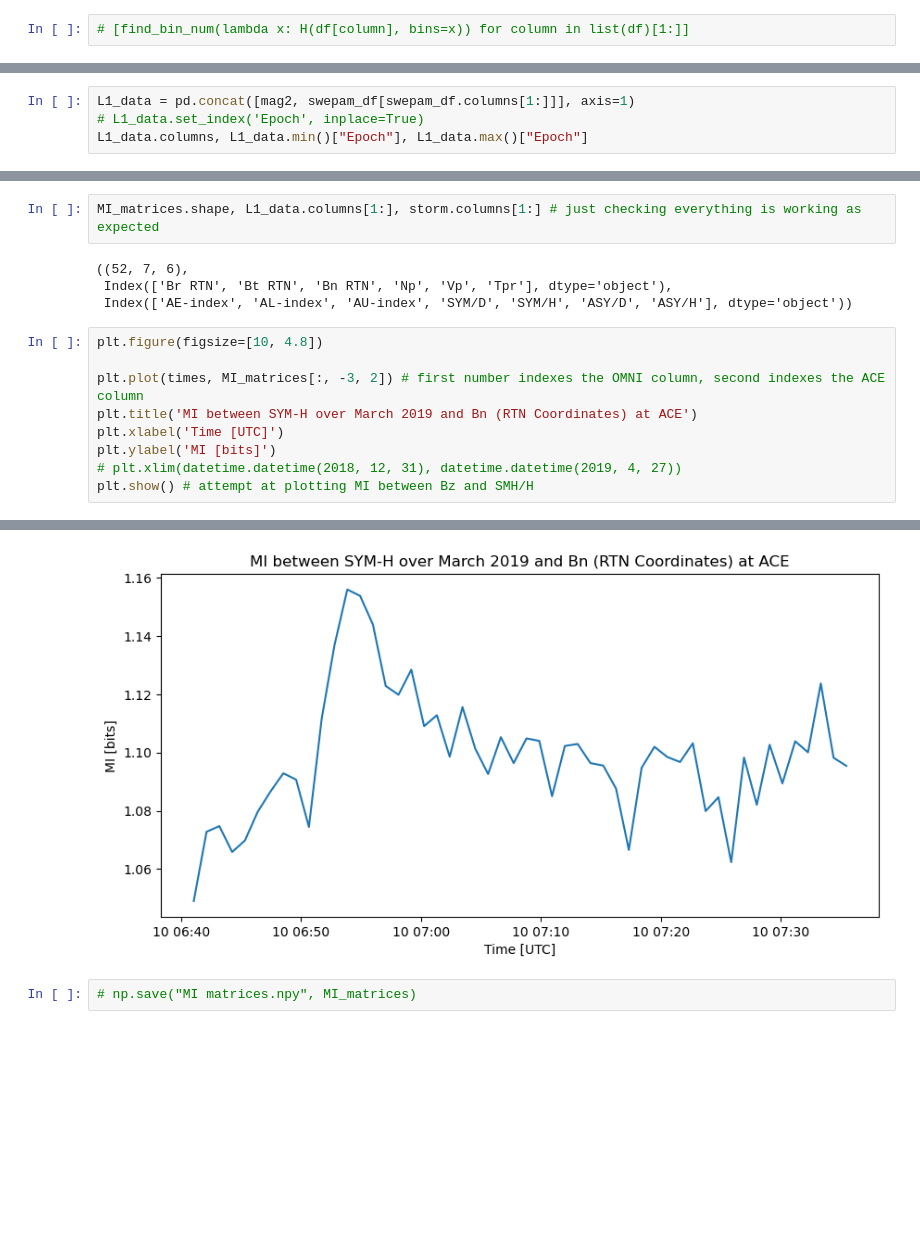
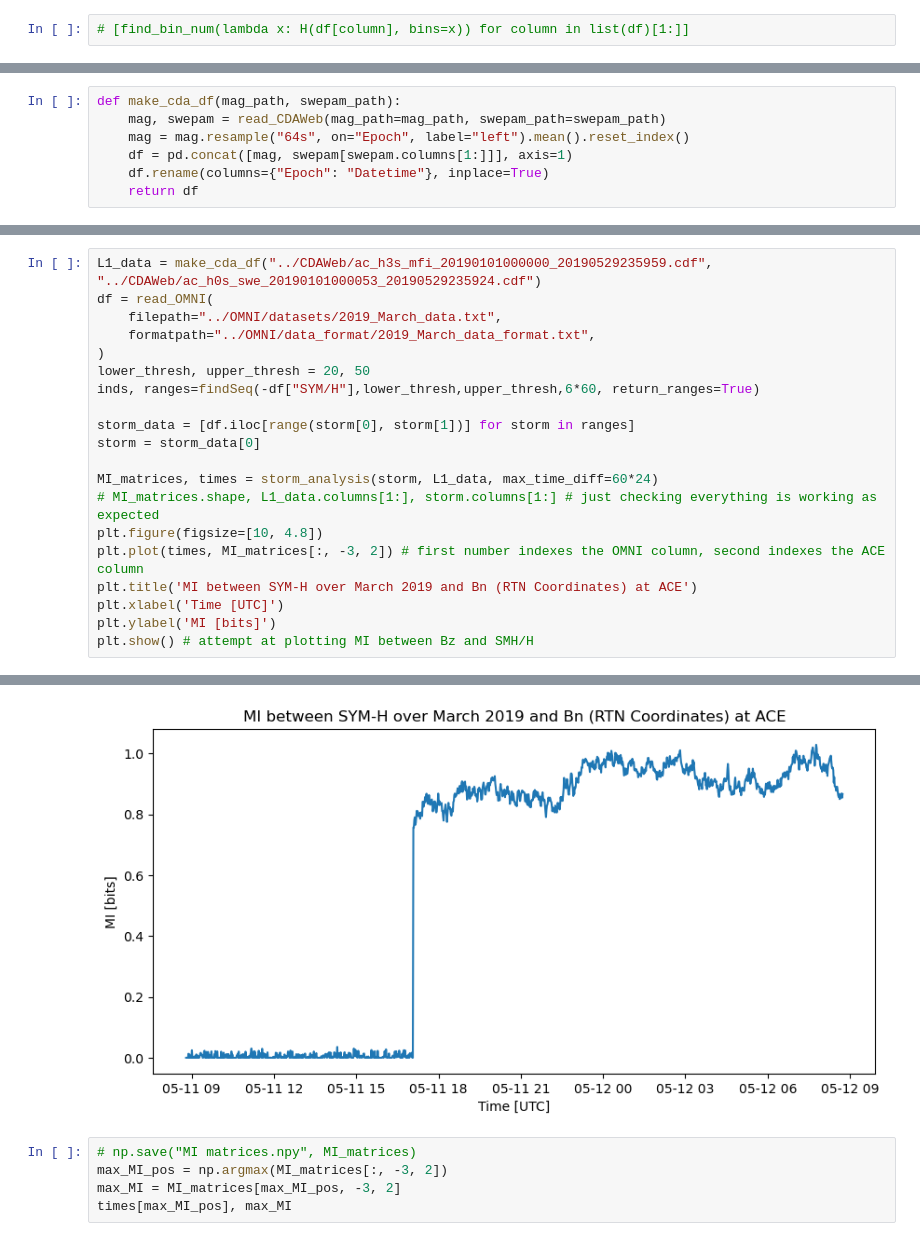
Before and after one commit to Sat-Nav/UROP2024, a Jupyter notebook: src/tests.ipynb, the cells around one changed output, grey strips where cells are left out. Drawn from its saved outputs; the diff is of its cells as text; blank space fills up the shorter version.

Commit message:
year-long analysis comparing level 1 and 2 data

```diff
--- a/src/tests.ipynb
+++ b/src/tests.ipynb
@@ -190,4 +185,0 @@ mag2 = mag_df.resample("64s", on="Epoch", label="left").mean().reset_index()
-# %%
-L1_data = pd.concat([mag2, swepam_df[swepam_df.columns[1:]]], axis=1)
-# L1_data.set_index('Epoch', inplace=True)
-L1_data.columns, L1_data.min()["Epoch"], L1_data.max()["Epoch"]
@@ -198 +186,8 @@ L1_data.columns, L1_data.min()["Epoch"], L1_data.max()["Epoch"]
+# %%
+def make_cda_df(mag_path, swepam_path):
+    mag, swepam = read_CDAWeb(mag_path=mag_path, swepam_path=swepam_path)
+    mag = mag.resample("64s", on="Epoch", label="left").mean().reset_index()
+    df = pd.concat([mag, swepam[swepam.columns[1:]]], axis=1)
+    df.rename(columns={"Epoch": "Datetime"}, inplace=True)
+    return df
 # %%
@@ -234,16 +246,21 @@ MI_matrices, times = storm_analysis(storm, L1_data)
-# %%
-MI_matrices.shape, L1_data.columns[1:], storm.columns[1:] # just checking everything is working as expected
-# %% [output]
-((52, 7, 6),
- Index(['Br RTN', 'Bt RTN', 'Bn RTN', 'Np', 'Vp', 'Tpr'], dtype='object'),
- Index(['AE-index', 'AL-index', 'AU-index', 'SYM/D', 'SYM/H', 'ASY/D', 'ASY/H'], dtype='object'))
 # %%
+L1_data = make_cda_df("../CDAWeb/ac_h3s_mfi_20190101000000_20190529235959.cdf", "../CDAWeb/ac_h0s_swe_20190101000053_20190529235924.cdf")
+df = read_OMNI(
+    filepath="../OMNI/datasets/2019_March_data.txt",
+    formatpath="../OMNI/data_format/2019_March_data_format.txt",
+)
+lower_thresh, upper_thresh = 20, 50
+inds, ranges=findSeq(-df["SYM/H"],lower_thresh,upper_thresh,6*60, return_ranges=True)
+
+storm_data = [df.iloc[range(storm[0], storm[1])] for storm in ranges]
+storm = storm_data[0]
+
+MI_matrices, times = storm_analysis(storm, L1_data, max_time_diff=60*24)
+# MI_matrices.shape, L1_data.columns[1:], storm.columns[1:] # just checking everything is working as expected
 plt.figure(figsize=[10, 4.8])
-
 plt.plot(times, MI_matrices[:, -3, 2]) # first number indexes the OMNI column, second indexes the ACE column
 plt.title('MI between SYM-H over March 2019 and Bn (RTN Coordinates) at ACE')
 plt.xlabel('Time [UTC]')
 plt.ylabel('MI [bits]')
-# plt.xlim(datetime.datetime(2018, 12, 31), datetime.datetime(2019, 4, 27))
 plt.show() # attempt at plotting MI between Bz and SMH/H
 # %% [output]
@@ -250,3 +283,6 @@ plt.show() # attempt at plotting MI between Bz and SMH/H
-[figure, old version]
+[figure, new version]
 # %%
 # np.save("MI matrices.npy", MI_matrices)
+max_MI_pos = np.argmax(MI_matrices[:, -3, 2])
+max_MI = MI_matrices[max_MI_pos, -3, 2]
+times[max_MI_pos], max_MI
```
Also changed, not shown: parts of 16 cells of this notebook, 10 other files.
